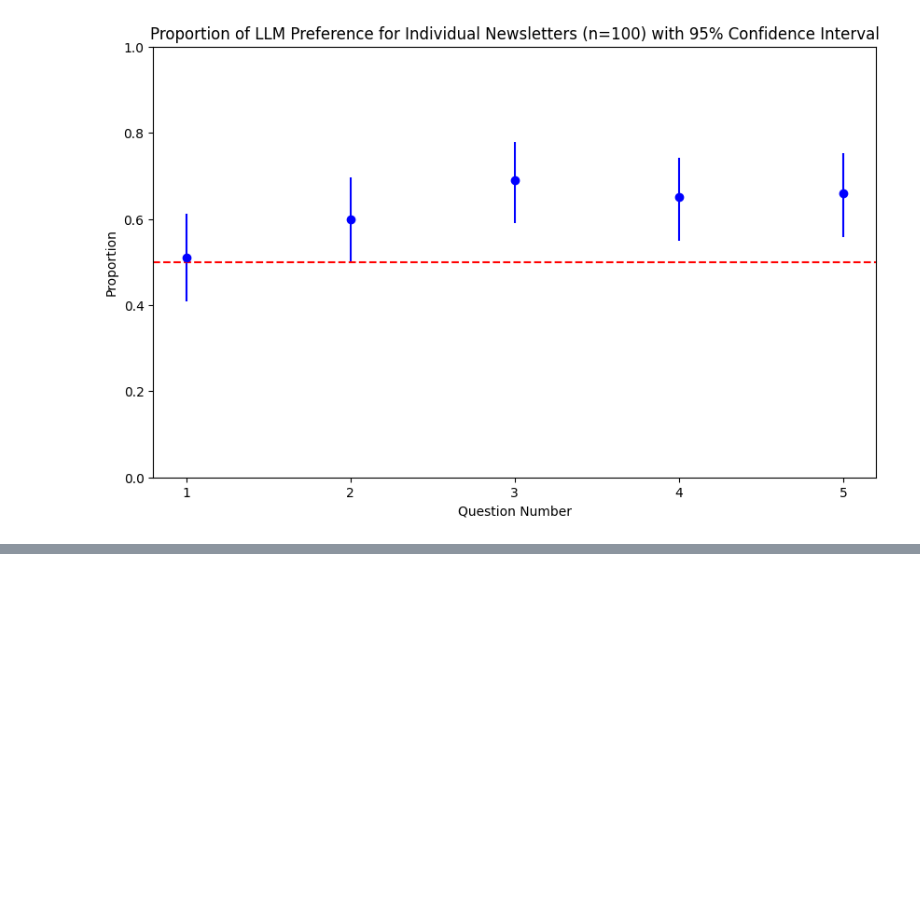
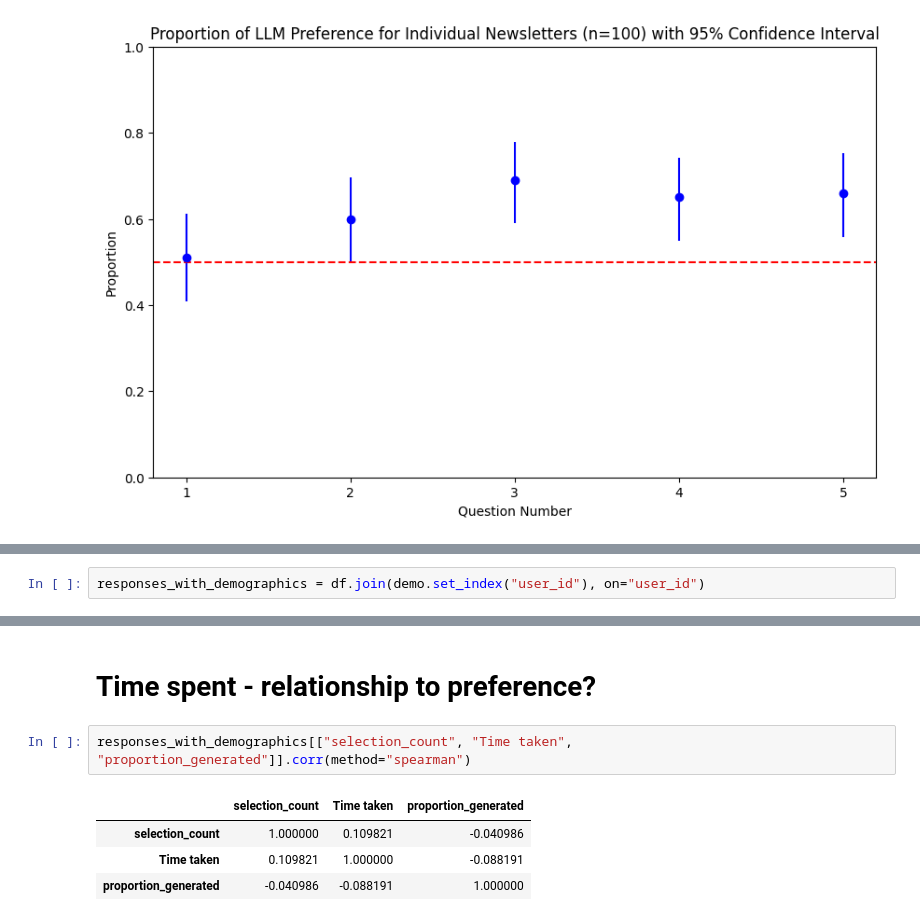
Before and after one commit to NHagar/email-personalization, a Jupyter notebook: analysis/survey_results.ipynb, the cells around one changed output, grey strips where cells are left out. Drawn from its saved outputs; the diff is of its cells as text; blank space fills up the shorter version.

```diff
--- a/analysis/survey_results.ipynb
+++ b/analysis/survey_results.ipynb
@@ -228,0 +336,2 @@ plt.show()
+# %%
+responses_with_demographics = df.join(demo.set_index("user_id"), on="user_id")
@@ -228,0 +436,9 @@ plt.show()
+# %% [markdown]
+# Time spent - relationship to preference?
+# %%
+responses_with_demographics[["selection_count", "Time taken", "proportion_generated"]].corr(method="spearman")
+# %% [output]
+|  | selection_count | Time taken | proportion_generated |
+| selection_count | 1.000000 | 0.109821 | -0.040986 |
+| Time taken | 0.109821 | 1.000000 | -0.088191 |
+| proportion_generated | -0.040986 | -0.088191 | 1.000000 |
```
Also changed, not shown: parts of 28 cells of this notebook.
